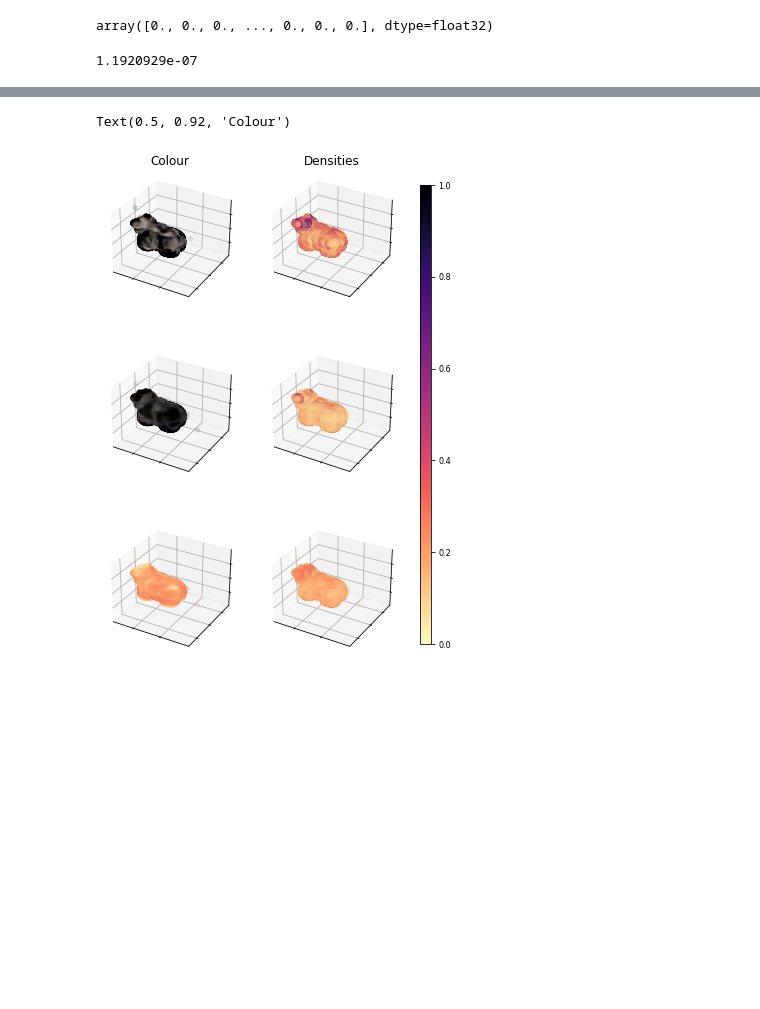
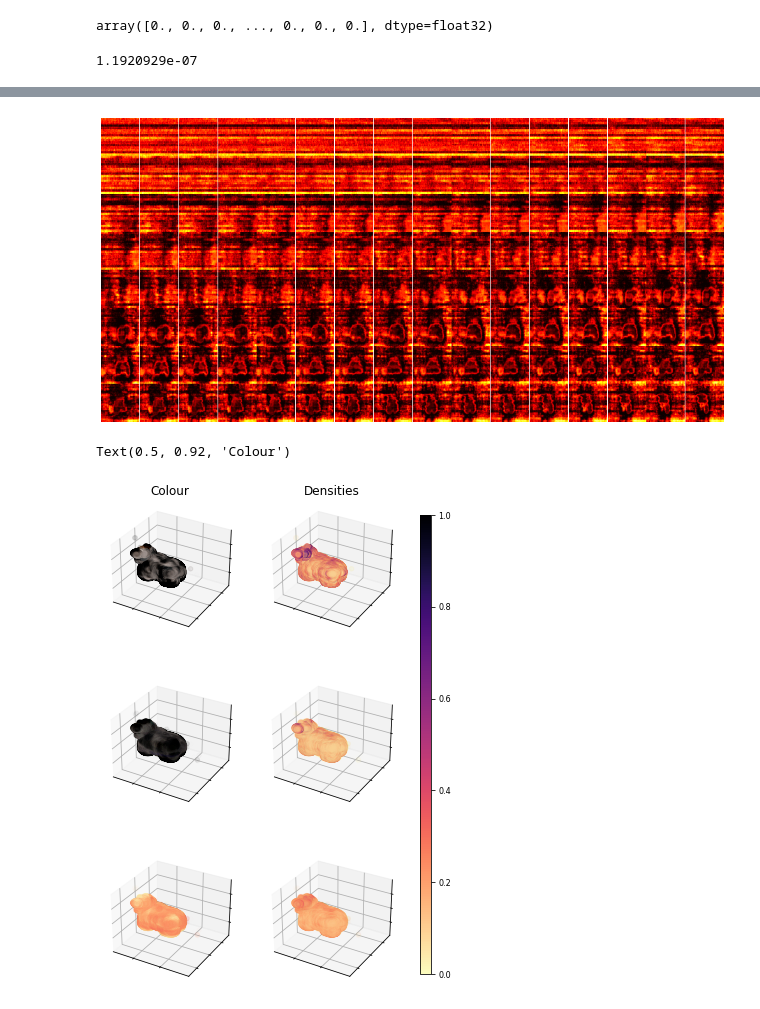
Before and after one commit to TyXe-BDL/TyXe, a Jupyter notebook: notebooks/viz_nerf.ipynb, the cells around one changed output, grey strips where cells are left out. Saved outputs shown, nothing was run; the diff lists cells and outputs as text; code cells hidden in the pictures; blank space fills up the shorter version.

```diff
--- a/notebooks/viz_nerf.ipynb
+++ b/notebooks/viz_nerf.ipynb
@@ -117,3 +128,14 @@ array([0., 0., 0., ..., 0., 0., 0.], dtype=float32)
+# %%
+f, axes = plt.subplots(8, 16, figsize=(16, 8))
+
+densities = rays_density_vi_std.reshape(256, 256, 128)
+for i, ax in enumerate(axes.ravel()):
+    ax.set_axis_off()
+    ax.imshow(densities[:, :, i], cmap="hot")
+f.subplots_adjust(wspace=0, hspace=0)
+plt.savefig("density_slices_vi_std.png", bbox_inches="tight")
+# %% [output]
+[figure, added]
 # %%
 elev = 30
 
```
Also changed, not shown: parts of 1 cell of this notebook, 32 other files.
